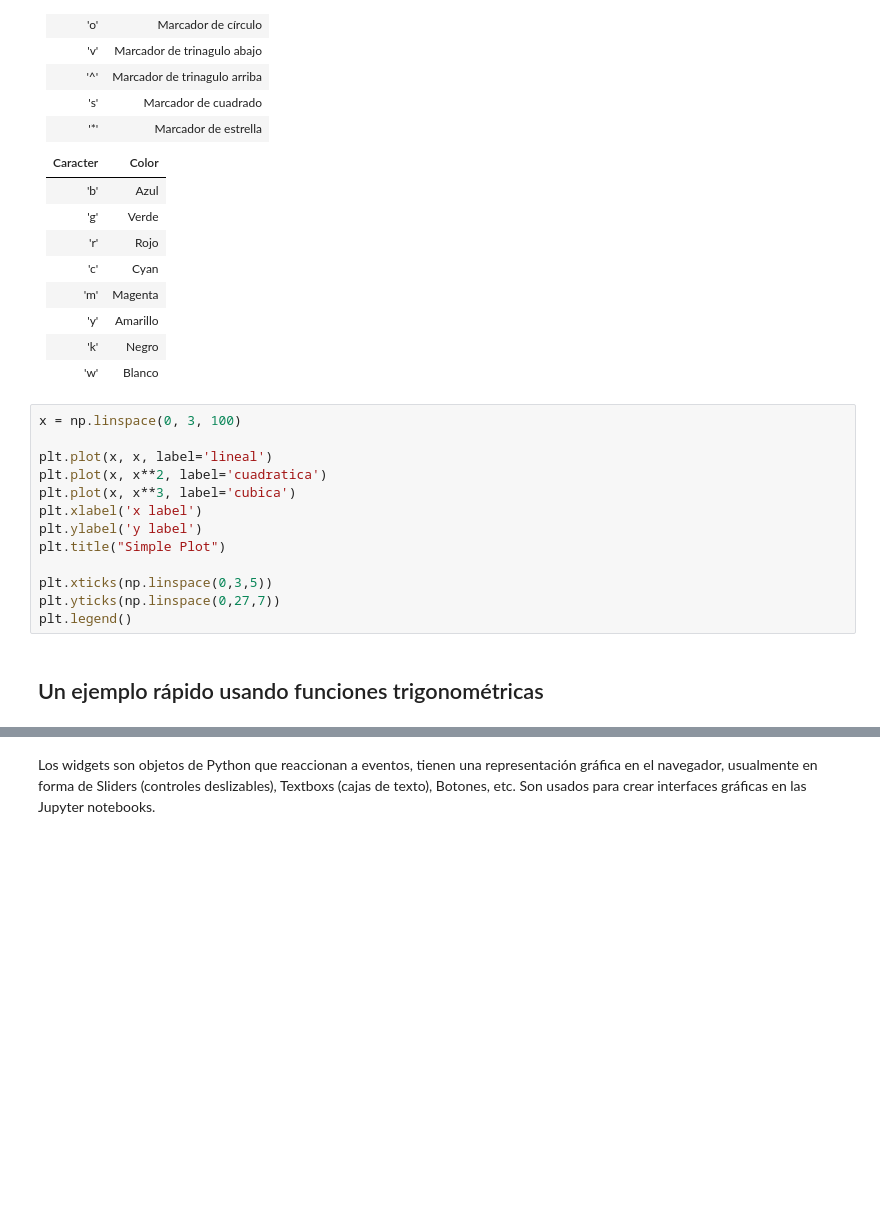
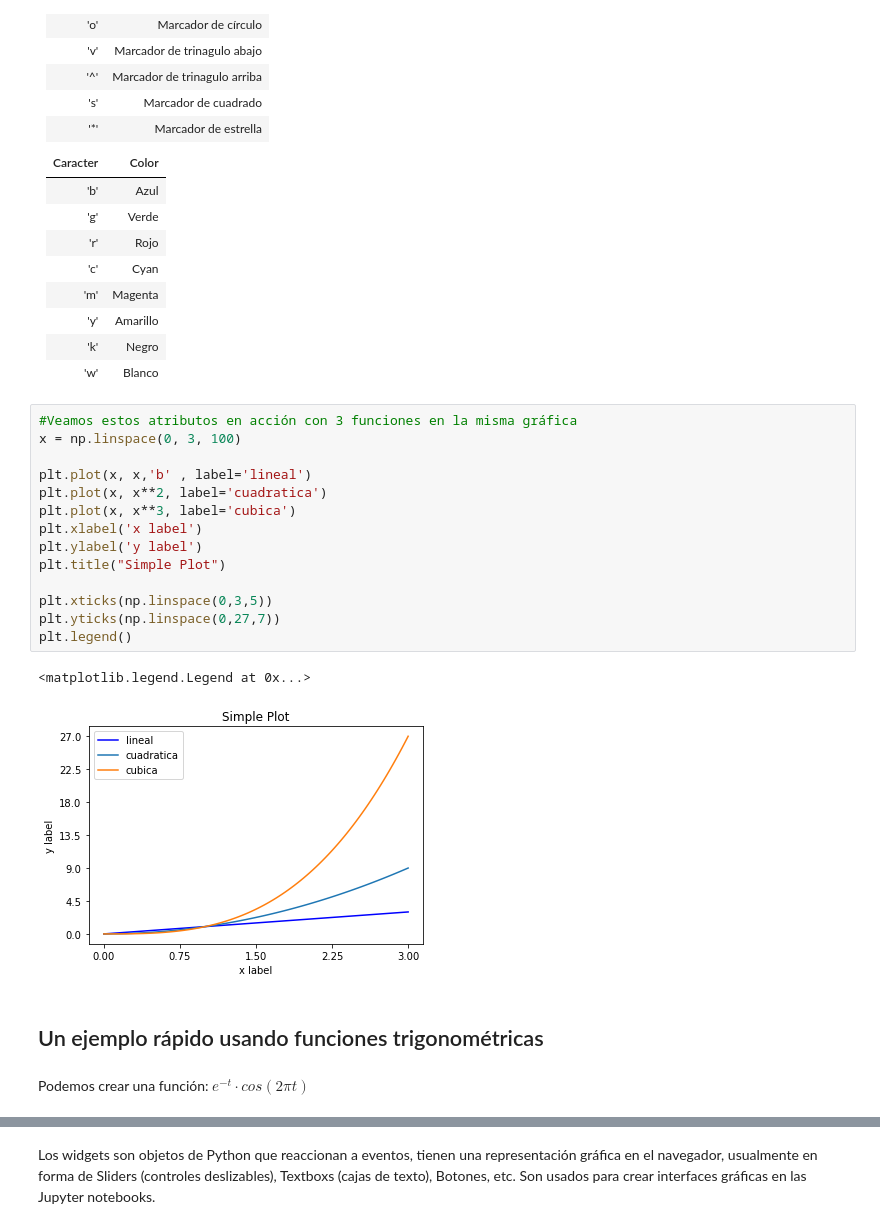
Before and after one commit to gellanz/DSC-Python, a Jupyter notebook: BasicosNumpy.ipynb, the cells around one changed output, grey strips where cells are left out. Cells and saved outputs as stored; diff of their text form; blank space fills up the shorter version.

```diff
--- a/BasicosNumpy.ipynb
+++ b/BasicosNumpy.ipynb
@@ -188,18 +252,25 @@ O simplemente usamos plt.plot()
 |'k'|Negro
 |'w'|Blanco
 # %%
+#Veamos estos atributos en acción con 3 funciones en la misma gráfica
 x = np.linspace(0, 3, 100)
 
-plt.plot(x, x, label='lineal')
+plt.plot(x, x,'b' , label='lineal')
 plt.plot(x, x**2, label='cuadratica')
 plt.plot(x, x**3, label='cubica')
 plt.xlabel('x label')
 plt.ylabel('y label')
 plt.title("Simple Plot")
 
 plt.xticks(np.linspace(0,3,5))
 plt.yticks(np.linspace(0,27,7))
 plt.legend()
+# %% [output]
+<matplotlib.legend.Legend at 0x...>
+[figure, added]
 # %% [markdown]
 <h2>Un ejemplo rápido usando funciones trigonométricas</h2>
+# %% [markdown]
+Podemos crear una función:
+$e^{-t} \cdot cos(2 \pi t)$
 # %%
```
Also changed, not shown: parts of 26 cells of this notebook.
